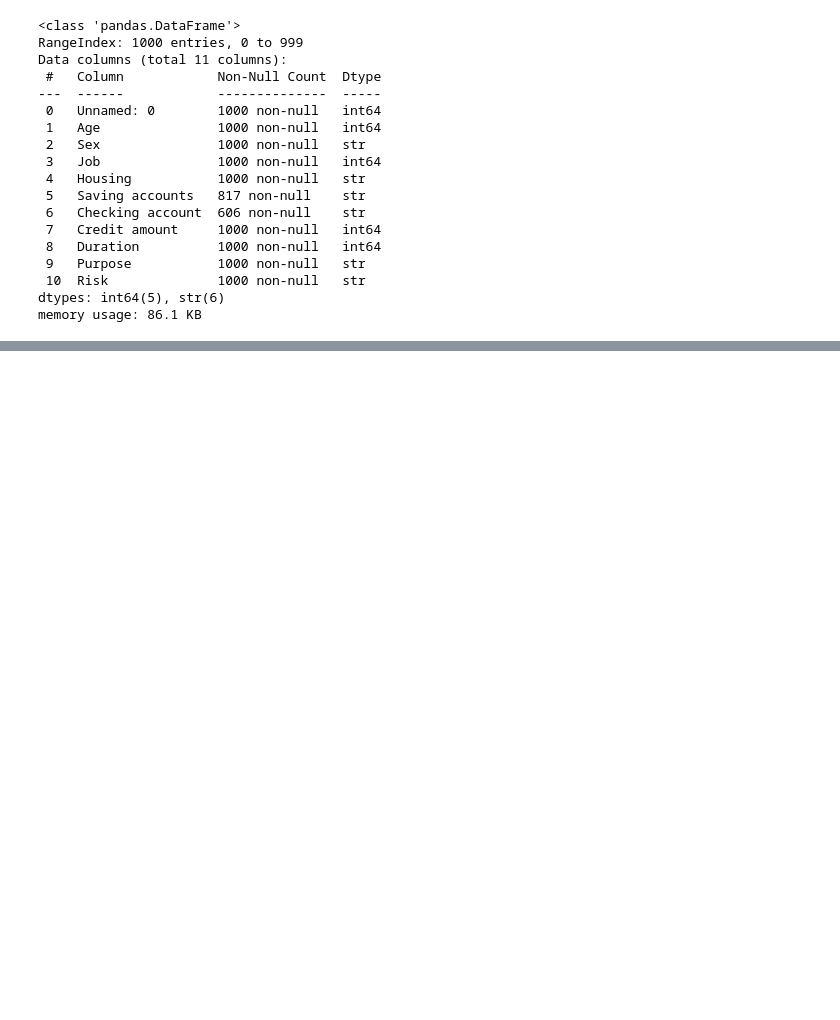
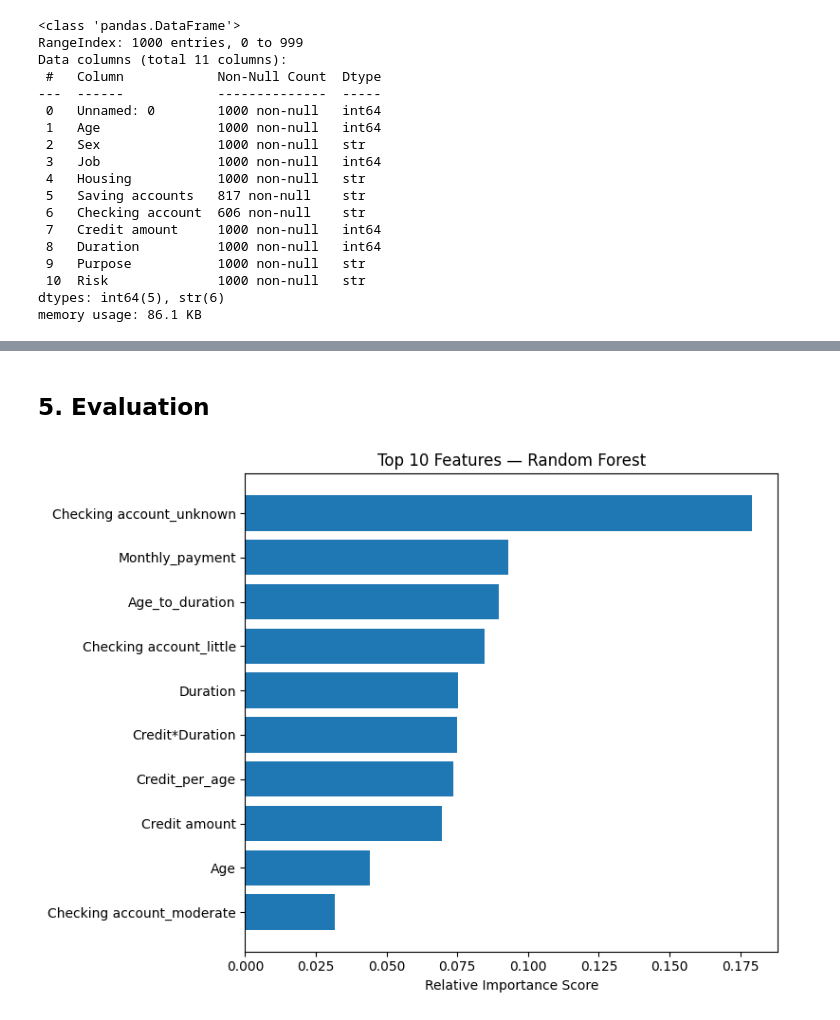
Before and after one commit to anikethreddy/credit-risk-classifier, a Jupyter notebook: notebooks/credit_risk.ipynb, the cells around one changed output, grey strips where cells are left out. Cells and saved outputs as stored; diff of their text form; code cells hidden in the pictures; blank space fills up the shorter version.

```diff
--- a/notebooks/credit_risk.ipynb
+++ b/notebooks/credit_risk.ipynb
@@ -177,0 +245,23 @@ weighted avg       0.70      0.70      0.70       200
+# %%
+# ─── Random Forest ────────────────────────────────────────────────────────────
+# Tune: n_estimators (ensemble size), max_depth (regularisation),
+# and min_samples_leaf (prevents memorising individual applicants).
+
+param_grid_rf = {
+    'n_estimators':     [100, 200, 300],   # more trees = lower variance but slower; 300 is usually sufficient
+    'max_depth':        [None, 5, 10],     # None = grow until pure leaves (overfits); 5/10 constrain complexity
+    'min_samples_leaf': [1, 2, 4],         # minimum samples at a leaf; higher values smooth decision boundaries
+}
+
+rf_base = RandomForestClassifier(random_state=42, class_weight='balanced')  # balanced weights counteract the 70/30 imbalance
+grid_search_rf = GridSearchCV(rf_base, param_grid_rf, cv=10, scoring='recall', n_jobs=-1)  # n_jobs=-1 uses all CPU cores
+grid_search_rf.fit(X_train, y_train)
+
+print(f'Best RF params: {grid_search_rf.best_params_}')
+print(f'Best recall (CV): {grid_search_rf.best_score_:.2f}')
+
+rf_model = grid_search_rf.best_estimator_  # final model retrained on all 800 training rows
+
+rf_pred = rf_model.predict(X_test)  # hard predictions (default 0.5 threshold)
+print('\n=== Random Forest (tuned) ===')
+print(classification_report(y_test, rf_pred, target_names=['Good (0)', 'Bad (1)']))  # per-class metrics on unseen test set
@@ -178 +324,19 @@ weighted avg       0.70      0.70      0.70       200
+# %% [markdown]
+## 5. Evaluation
+# %%
+
+
+feat_df = pd.DataFrame({'feature': X.columns, 'importance': rf_model.feature_importances_})  # pair each feature name with its Gini importance score
+feat_df = feat_df.sort_values('importance', ascending=False).head(10)  # keep only the top 10 most important features
+
+plt.figure(figsize=(8, 6))
+plt.barh(feat_df['feature'], feat_df['importance'])
+plt.xlabel('Relative Importance Score')
+plt.title('Top 10 Features — Random Forest')
+plt.gca().invert_yaxis()                                #
+plt.tight_layout()
+plt.savefig('../results/feature_importance.png')
+plt.show()
+# %% [output]
+[figure, added]
 # %%
```
Also changed, not shown: parts of 30 cells of this notebook, 4 other files.
